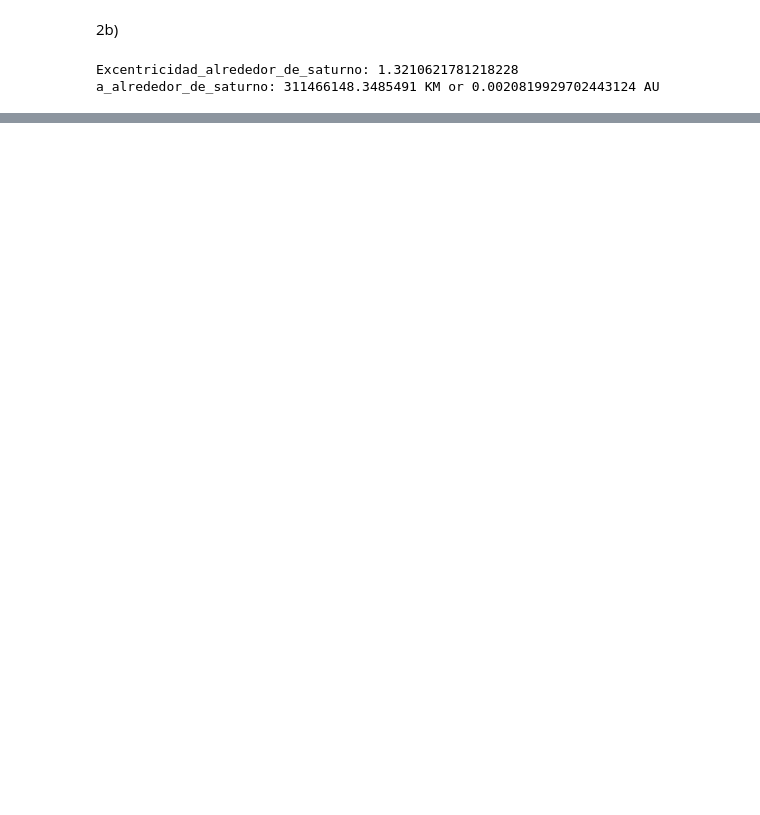
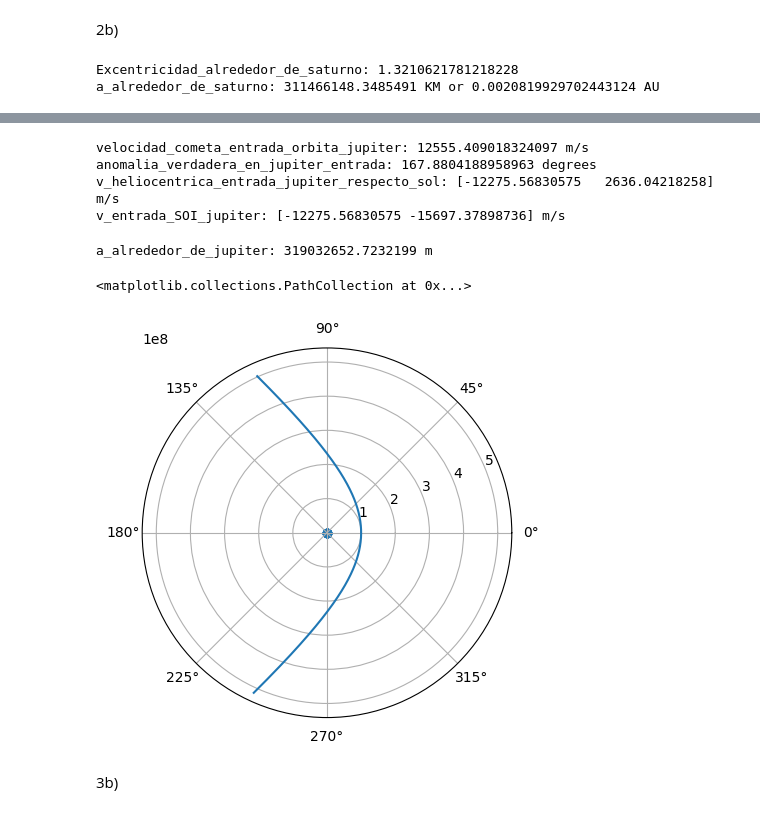
Before and after one commit to Newtoniano20/MecanicaOrbital, a Jupyter notebook: main.ipynb, the cells around one changed output, grey strips where cells are left out. Cells and saved outputs as stored; diff of their text form; code cells hidden in the pictures; blank space fills up the shorter version.

```diff
--- a/main.ipynb
+++ b/main.ipynb
@@ -75,0 +178,36 @@ a_alrededor_de_saturno: 311466148.3485491 KM or 0.0020819929702443124 AU
+# %%
+velocidad_cometa_entrada_orbita_jupiter = np.sqrt(U_SOL * ((2/RADIO_ORBITAL_JUPITER) - (1/a_cometa_salida_saturno)))
+print(f"velocidad_cometa_entrada_orbita_jupiter: {velocidad_cometa_entrada_orbita_jupiter} m/s")
+
+anomalia_verdadera_en_jupiter_entrada = np.arccos( (1/Excentricidad_alrededor_sol_despues_saturno)*((h_orbital_solar_despues_saturno**2)/(U_SOL*RADIO_ORBITAL_JUPITER)-1) )
+print(f"anomalia_verdadera_en_jupiter_entrada: {np.rad2deg(anomalia_verdadera_en_jupiter_entrada)} degrees")
+
+v_heliocentrica_entrada_jupiter_respecto_sol = velocidad_cometa_entrada_orbita_jupiter * np.array([np.cos(anomalia_verdadera_en_jupiter_entrada), np.sin(anomalia_verdadera_en_jupiter_entrada)])
+print(f"v_heliocentrica_entrada_jupiter_respecto_sol: {v_heliocentrica_entrada_jupiter_respecto_sol} m/s")
+
+VELOCIDAD_ORBITAL_JUPITER = np.sqrt(U_SOL/RADIO_ORBITAL_JUPITER)
+v_entrada_SOI_jupiter = v_heliocentrica_entrada_jupiter_respecto_sol + np.array([0, VELOCIDAD_ORBITAL_JUPITER])
+v_entrada_SOI_jupiter[1] = - v_entrada_SOI_jupiter[1]
+print(f"v_entrada_SOI_jupiter: {v_entrada_SOI_jupiter} m/s")
+# %% [output]
+velocidad_cometa_entrada_orbita_jupiter: 12555.409018324097 m/s
+anomalia_verdadera_en_jupiter_entrada: 167.8804188958963 degrees
+v_heliocentrica_entrada_jupiter_respecto_sol: [-12275.56830575   2636.04218258] m/s
+v_entrada_SOI_jupiter: [-12275.56830575 -15697.37898736] m/s
+# %%
+a_alrededor_de_jupiter = U_JUPITER/(v_entrada_SOI_jupiter[0]**2 + v_entrada_SOI_jupiter[1]**2)
+print(f"a_alrededor_de_jupiter: {a_alrededor_de_jupiter} m")
+# %% [output]
+a_alrededor_de_jupiter: 319032652.7232199 m
+# %%
+theta = np.arange(-2, 2, 0.01)
+
+fig, ax = plt.subplots(subplot_kw={'projection': 'polar'})
+
+ax.plot(theta, r)
+ax.scatter(np.arange(0, 2*np.pi), [0 for _ in np.arange(0, 2*np.pi)])
+# %% [output]
+<matplotlib.collections.PathCollection at 0x...>
+[figure, added]
+# %% [markdown]
+3b)
```
Also changed, not shown: parts of 18 cells of this notebook, 1 other file.
